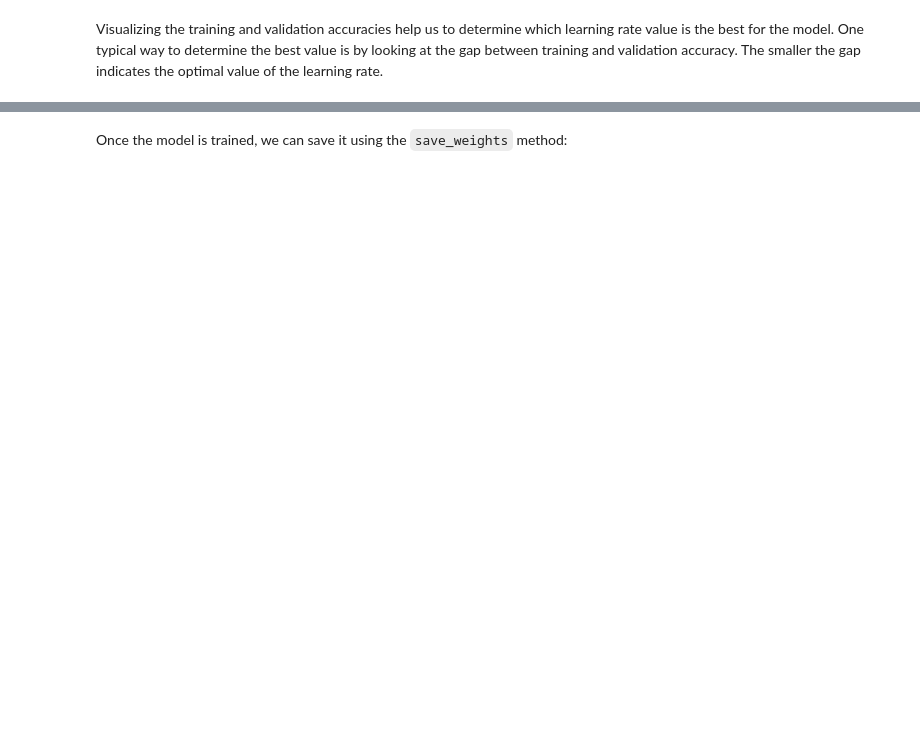
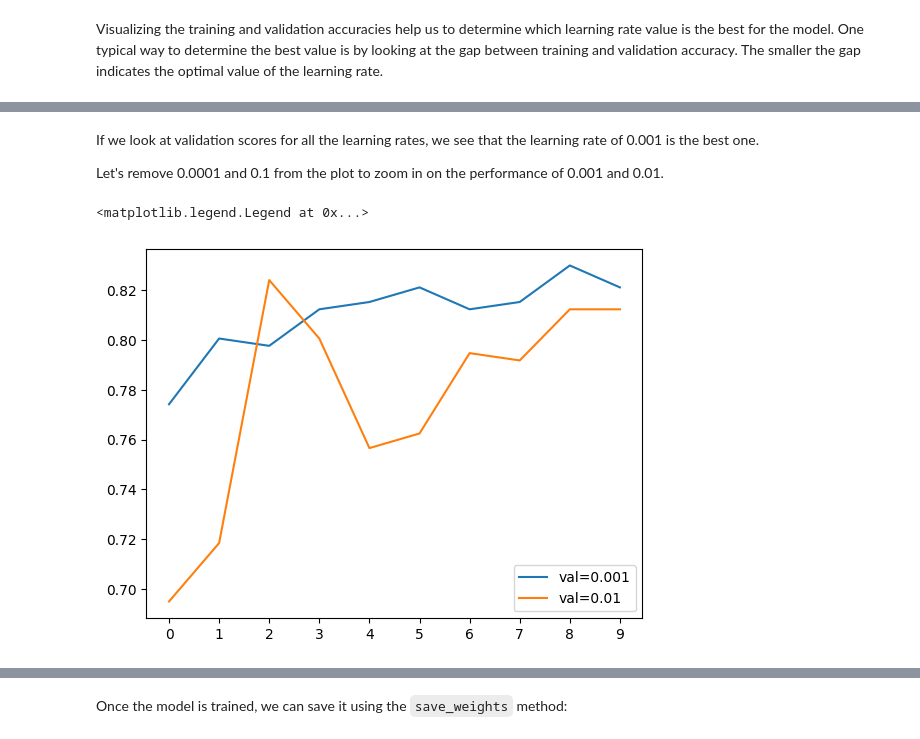
Before and after one commit to wanyingng/machine-learning-zoomcamp-2024, a Jupyter notebook: 08-deep-learning/08-fashion-neural-nets.ipynb, the cells around one changed output, grey strips where cells are left out. Cells and saved outputs as stored; diff of their text form; code cells hidden in the pictures; blank space fills up the shorter version.

```diff
--- a/08-deep-learning/08-fashion-neural-nets.ipynb
+++ b/08-deep-learning/08-fashion-neural-nets.ipynb
@@ -1183,0 +1213,4 @@ plt.legend()
+# %% [markdown]
+If we look at validation scores for all the learning rates, we see that the learning rate of 0.001 is the best one.
+
+Let's remove 0.0001 and 0.1 from the plot to zoom in on the performance of 0.001 and 0.01.
@@ -1183,0 +1220,9 @@ plt.legend()
+# %%
+for lr, hist in scores.items():
+    plt.plot(hist['val_accuracy'], label=('val=%s' % lr))
+
+plt.xticks(np.arange(10))
+plt.legend()
+# %% [output]
+<matplotlib.legend.Legend at 0x...>
+[figure, added]
```
Also changed, not shown: parts of 17 cells of this notebook.
